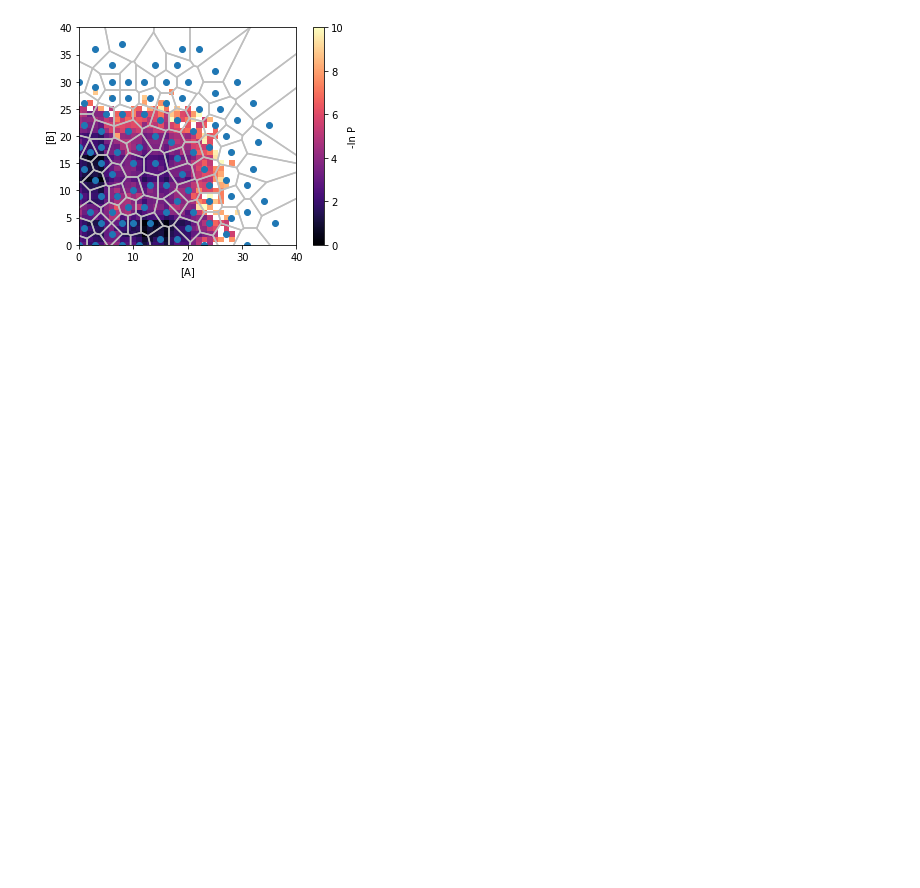
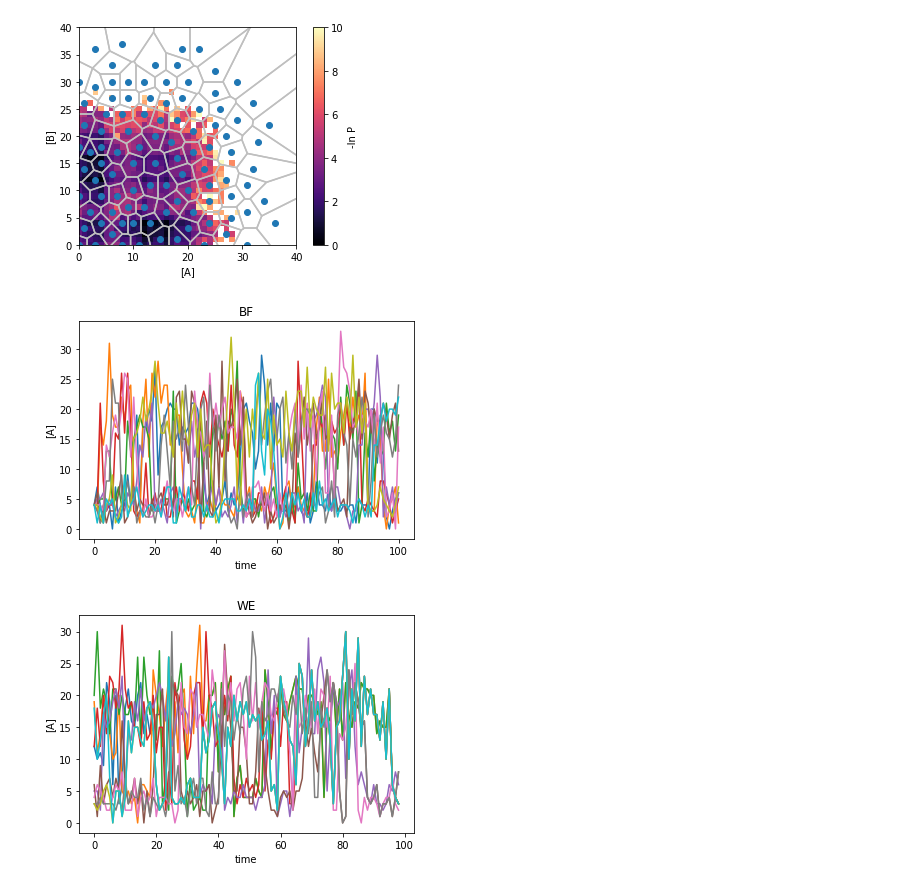
Before and after one commit to ASinanSaglam/WESTPA_Workshop_2018_Saglam, a Jupyter notebook: analysis/analysis_test.ipynb, the cells around one changed output. Drawn from its saved outputs; the diff is of its cells as text; code cells hidden in the pictures; blank space fills up the shorter version.

```diff
--- a/analysis/analysis_test.ipynb
+++ b/analysis/analysis_test.ipynb
@@ -449,3 +449,47 @@ plt.ylabel("[B]")
 plt.show()
 # %% [output]
 [figure]
+# %%
+# Each tau was 10,000 and we ran for 100 iterations, simulations that are 10^6 long at max
+# let's compare the BF data
+BF_data = np.load('pre_prepped_results/bf_data.npy')
+for i in range(BF_data.shape[0]):
+    A_conc = BF_data[i,:,7][::10] # every 10k, same as every iter for WE
+    plt.plot(range(len(A_conc)), A_conc)
+plt.title("BF")
+plt.xlabel("time")
+plt.ylabel("[A]")
+plt.show()
+# for i in range(10):
+#     ../../../bngl_conf/run_network -o i -p ssa -h RANDOM_NUMBER --cdat --fdat ../../../bngl_conf/init.net 1000000 1000
+# basically run 10/100 sims and pull 10/100 walkers from WESTPA, compare
+
+# pulling random # of walkers from last iteration
+n_walkers = h['summary'][-1]['n_particles']
+random_walker_ids = np.random.randint(0, high=n_walkers, size=10)
+random_walker_tuples = [(99,i) for i in random_walker_ids] # only want last iteration
+# let's trace'em all
+def trace_walker(walk_tuple, walk_data):
+    iiter, iwalk = walk_tuple
+    # find walker assignment
+    assignment = a['assignments'][iiter][iwalk,-1]
+    pcoord = h['iterations/iter_%08d'%(iiter+1)]['pcoord'][iwalk,-1,:]
+    walk_data.append((walk_tuple, assignment, pcoord))
+    if iiter == 1:
+        return walk_data
+    else:
+        parent = h['iterations/iter_%08d'%(iiter+1)]['seg_index']['parent_id'][iwalk]
+        walk_data = trace_walker((iiter-1,parent), walk_data=walk_data)
+
+for walk_tpl in random_walker_tuples:
+    walk_data = []
+    trace_walker(walk_tpl, walk_data)
+    A_conc = [i[2][0] for i in walk_data]
+    plt.plot(range(len(A_conc)), A_conc)
+plt.title("WE")
+plt.xlabel("time")
+plt.ylabel("[A]")
+plt.show()
+# %% [output]
+[figure, added]
+[figure, added]
```
Also changed, not shown: parts of 5 cells of this notebook.
